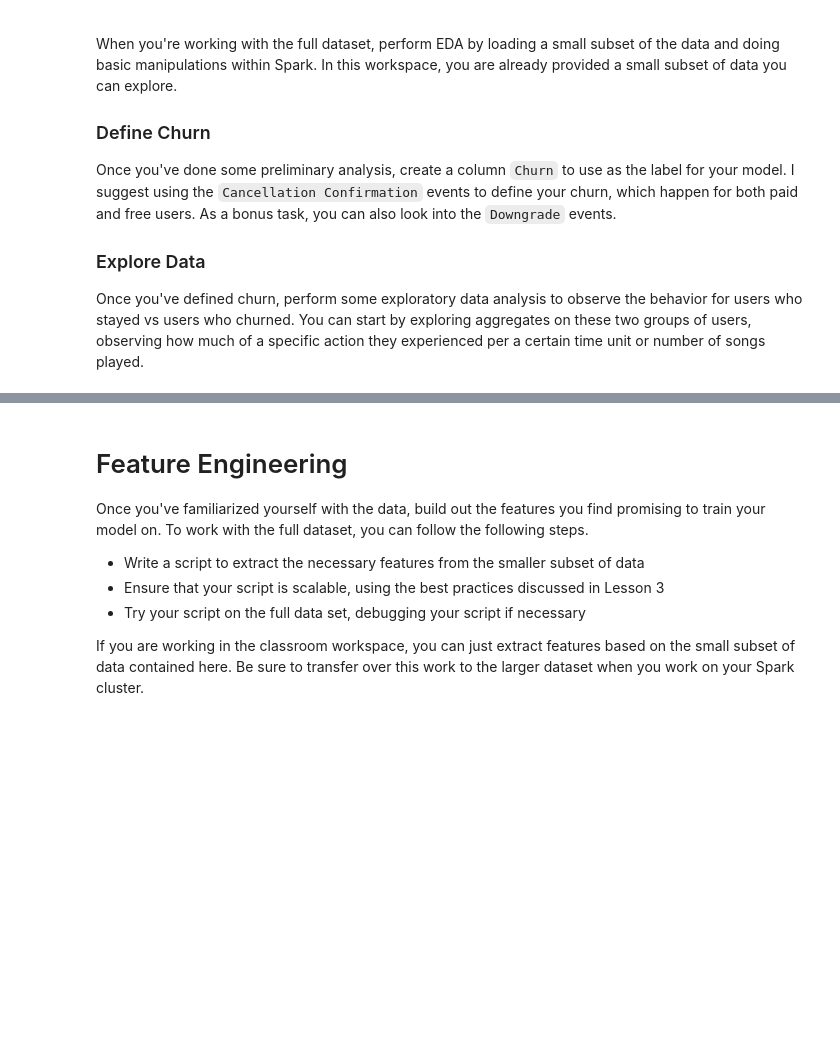
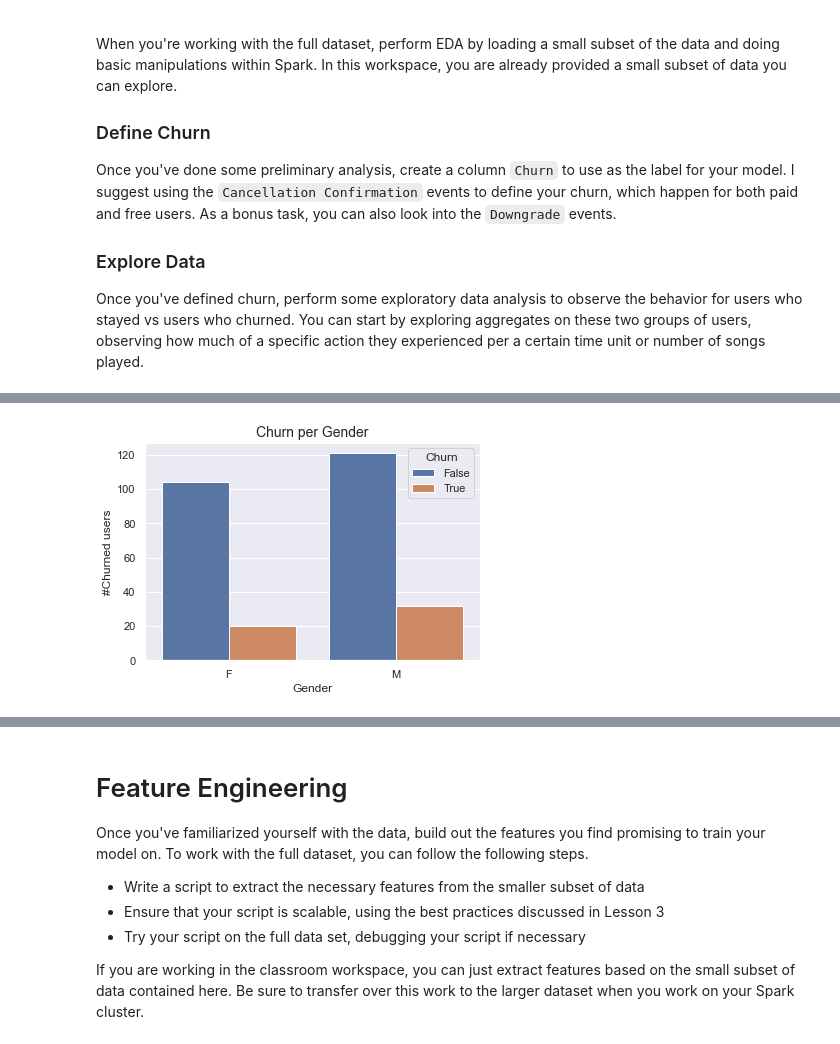
Before and after one commit to peterle93/Customer-Churn-Prediction-with-Spark, a Jupyter notebook: Sparkify.ipynb, the cells around one changed output, grey strips where cells are left out. Saved outputs shown, nothing was run; the diff lists cells and outputs as text; code cells hidden in the pictures; blank space fills up the shorter version.

```diff
--- a/Sparkify.ipynb
+++ b/Sparkify.ipynb
@@ -307,0 +329,16 @@ churn_count.show()
+# %%
+# Churn per gender plot
+churn_gender_pd = df.filter(df.page == 'Cancellation Confirmation').select(['userId', 'gender']).drop_duplicates().groupby('gender').count().toPandas()
+churn_gender_pd['Churn'] = True
+nonchurn_gender_pd = df.filter(df.page != 'Cancellation Confirmation').select(['userId', 'gender']).drop_duplicates().groupby('gender').count().toPandas()
+nonchurn_gender_pd['Churn'] = False
+churn_gender = pd.concat([churn_gender_pd,nonchurn_gender_pd], sort=False, ignore_index=True)
+
+# Plot
+sns.barplot(x='gender', y='count', hue='Churn', data=churn_gender)
+plt.xlabel('Gender', fontsize=12)
+plt.ylabel('#Churned users', fontsize=12)
+plt.title('Churn per Gender', fontsize=14)
+plt.show()
+# %% [output]
+[figure, added]
```
Also changed, not shown: parts of 28 cells of this notebook.
